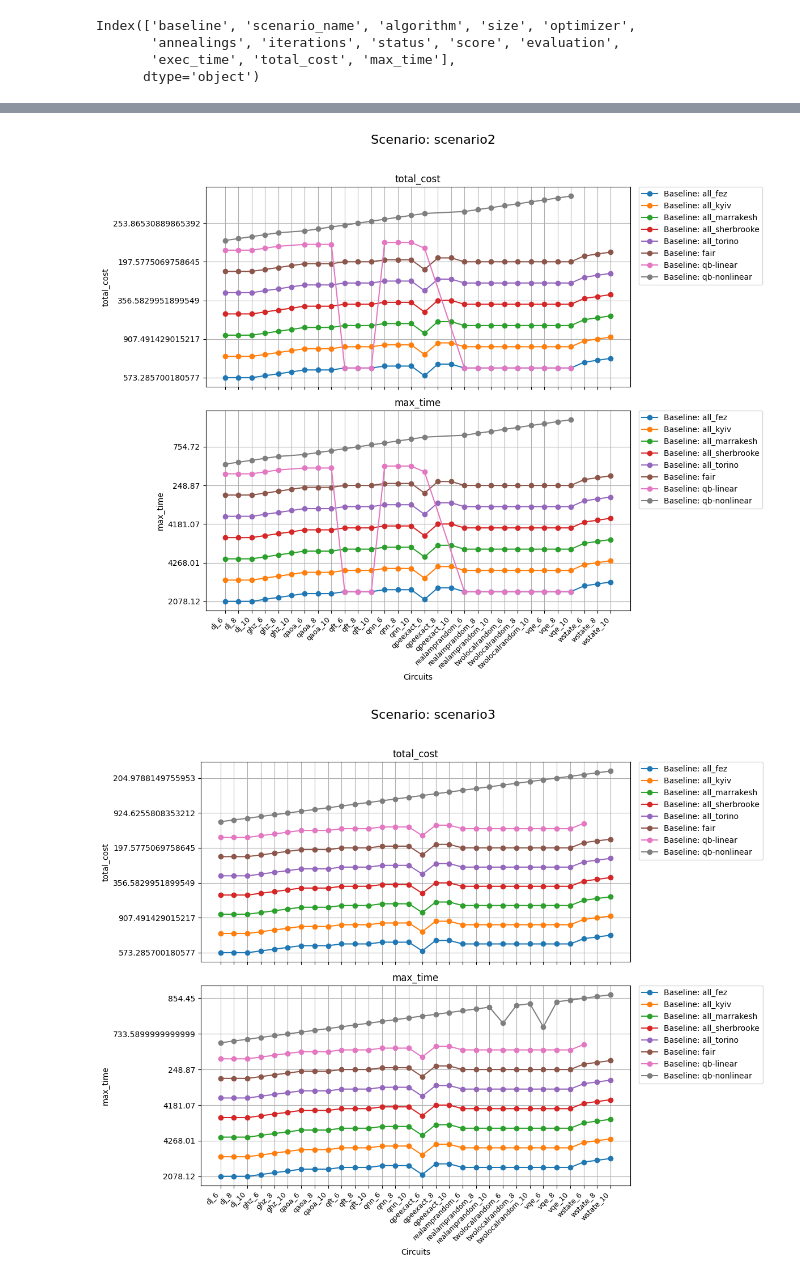
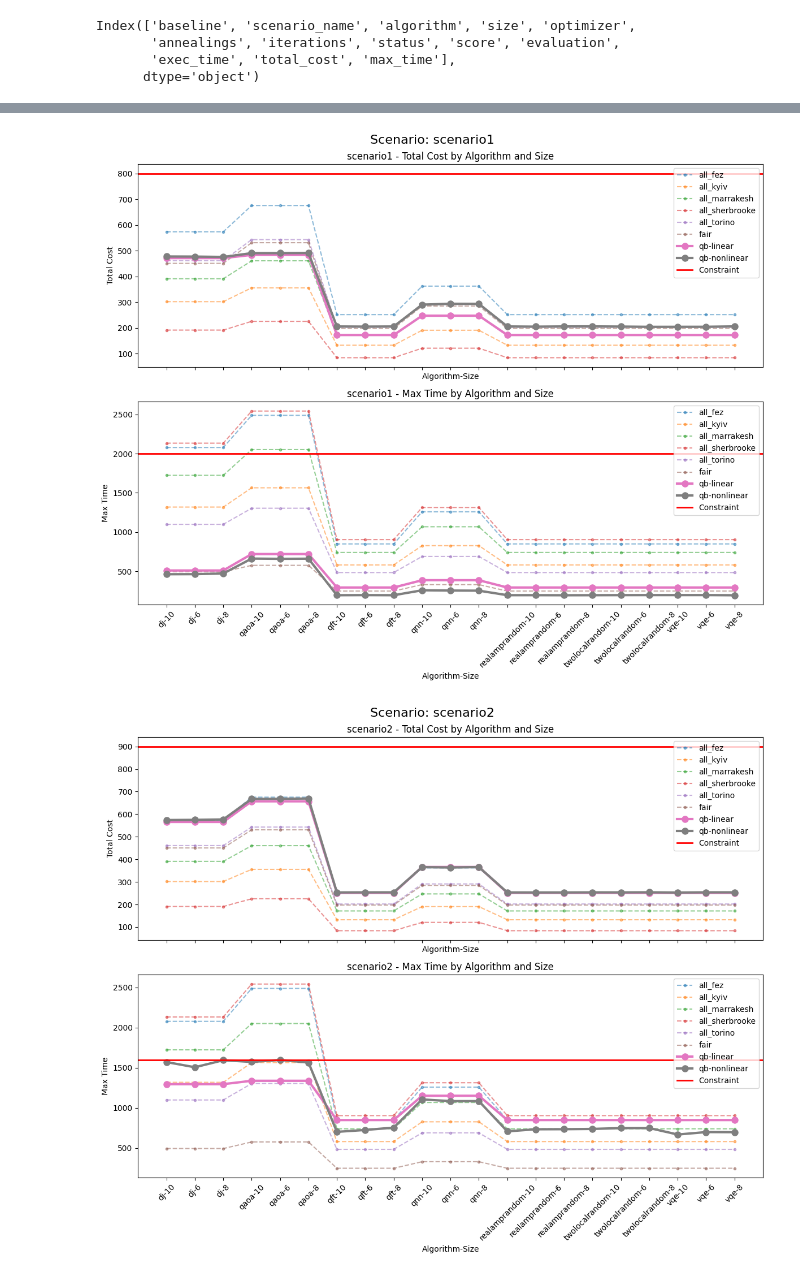
Before and after one commit to alebocci/QBexps, a Jupyter notebook: analyze.ipynb, the cells around one changed output, grey strips where cells are left out. Cells and saved outputs as stored; diff of their text form; code cells hidden in the pictures.

```diff
--- a/analyze.ipynb
+++ b/analyze.ipynb
@@ -146,41 +161,56 @@ from matplotlib.ticker import MaxNLocator
 
 
 _df = df[df['status'].isin(['solution_found', '-'])]
+_df = _df[_df['algorithm'] != 'ghz']
+_df = _df[_df['algorithm'] != 'qpeexact']
+_df = _df[_df['algorithm'] != 'wstate']
 
+# Coerce total_cost to numeric (any non-numeric becomes NaN) and drop those rows
+_df['total_cost'] = pd.to_numeric(_df['total_cost'], errors='coerce')
+_df['max_time'] = pd.to_numeric(_df['max_time'], errors='coerce')
 
-for scenario, group in _df.groupby('scenario_name'):
-    # Create composite x labels (algorithm, size)
-    group = group.copy()
-    group['alg_size'] = group['algorithm'].astype(str) + '_' + group['size'].astype(str)
+_df = _df.dropna(subset=['total_cost'])
+_df = _df.dropna(subset=['max_time'])
 
-    # Sort to make lines consistent
-    group = group.sort_values(['algorithm', 'size'])
+# Sort by algorithm name and size
+_df = _df.sort_values(['algorithm', 'size'])
+_df['alg_size'] = _df['algorithm'] + '-' + _df['size'].astype(int).astype(str)
 
-    # Set up plots: total_cost and max_time
+my_baselines = {'qb-linear', 'qb-nonlinear'}
+
+constraints = { "scenario1": {"total_cost": 800, "max_time": 2000},
+               "scenario2": {"total_cost": 750, "max_time": 1600},
+               "scenario3": {"total_cost": 700, "max_time": 0} }
+
+for scenario in _df['scenario_name'].unique():
+    df_s = _df[_df['scenario_name'] == scenario]
+
     fig, axes = plt.subplots(2, 1, figsize=(12, 10), sharex=True)
     fig.suptitle(f"Scenario: {scenario}", fontsize=16)
 
-    # One plot for total_cost, one for max_time
-    num_ticks = 6
+    for i, ycol in enumerate(['total_cost', 'max_time']):
 
-    for i, ycol in enumerate(['total_cost', 'max_time']):
-        ax = axes[i]
-        for baseline, data in group.groupby('baseline'):
-            ax.plot(data['alg_size'], data[ycol], marker='o', label=f'Baseline: {baseline}')
-        ax.set_ylabel(ycol)
-        ax.set_title(ycol)
-        ax.grid(True)
-        ax.legend(bbox_to_anchor=(1.02, 1), loc='upper left', borderaxespad=0)
+        pivot = df_s.pivot(
+            index='alg_size',
+            columns='baseline',
+            values=ycol
+        )
 
-        # Calculate evenly spaced, rounded y-ticks
-        ymin, ymax = ax.get_ylim()
-        yticks = np.linspace(ymin, ymax, num_ticks)
-        yticks = np.round(yticks, 2)  # Round for nicer labels
-        ax.set_yticks(yticks)
+        axes[i].set_title(f'{scenario} - {ycol.replace("_", " ").title()} by Algorithm and Size')
+        for baseline in pivot.columns:
+            if baseline in my_baselines:
+                axes[i].plot(pivot.index, pivot[baseline], marker='o', linewidth=3, markersize=8, label=baseline)
+            else:
+                axes[i].plot(pivot.index, pivot[baseline], marker='.', linestyle='--', alpha=0.5, label=baseline)
 
-    axes[1].set_xlabel('Circuits')
-    # Rotate x-axis labels, set font size smaller
-    axes[1].set_xticklabels(axes[1].get_xticklabels(), rotation=45, ha='right', fontsize=9)
-    plt.tight_layout(rect=[0, 0, 1, 0.96])
+        constraint_value = constraints[scenario][ycol]
+        if constraint_value > 0:
+            axes[i].axhline(y=constraint_value, color='red', linestyle='-', linewidth=2, label='Constraint')
+        axes[i].set_xlabel('Algorithm-Size')
+        axes[i].set_ylabel('Total Cost' if ycol == 'total_cost' else 'Max Time')
+        axes[i].set_title(f'{scenario} - {ycol.replace("_", " ").title()} by Algorithm and Size')
+        axes[i].tick_params(axis='x', rotation=45)
+        axes[i].legend()
+    plt.tight_layout()
     plt.show()
 # %% [output]
@@ -188,2 +218,2 @@ for scenario, group in _df.groupby('scenario_name'):
-[figure, old version]
+[figure, new version]
-[figure, old version]
+[figure, new version]
```
Also changed, not shown: parts of 2 cells of this notebook, 13 other files.
